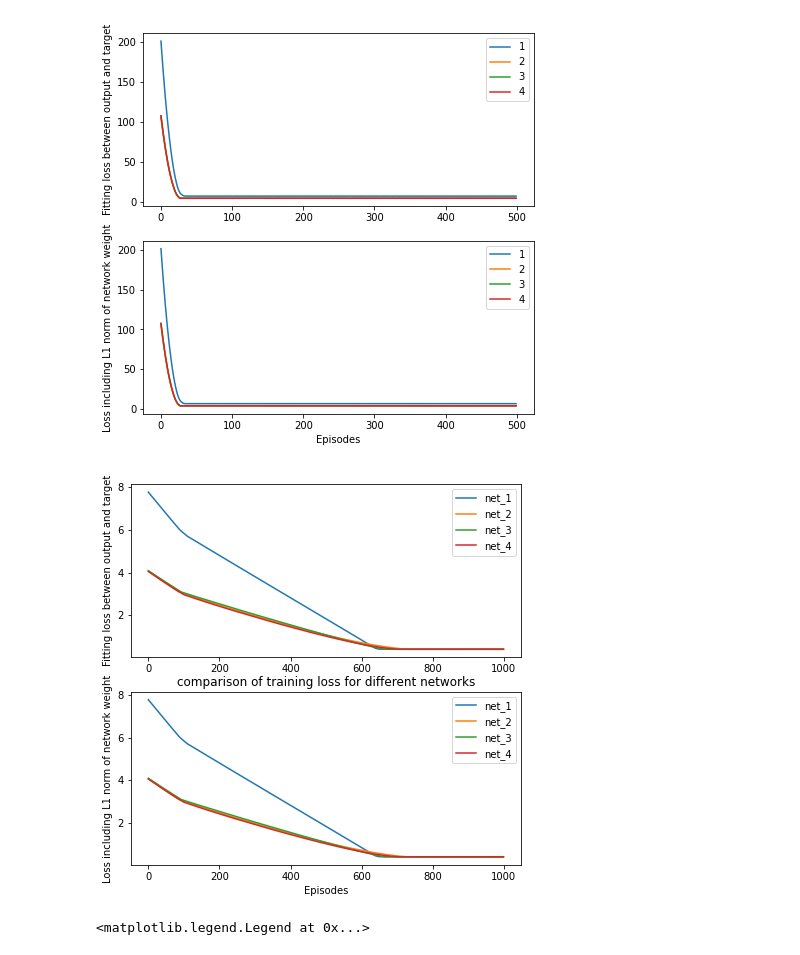
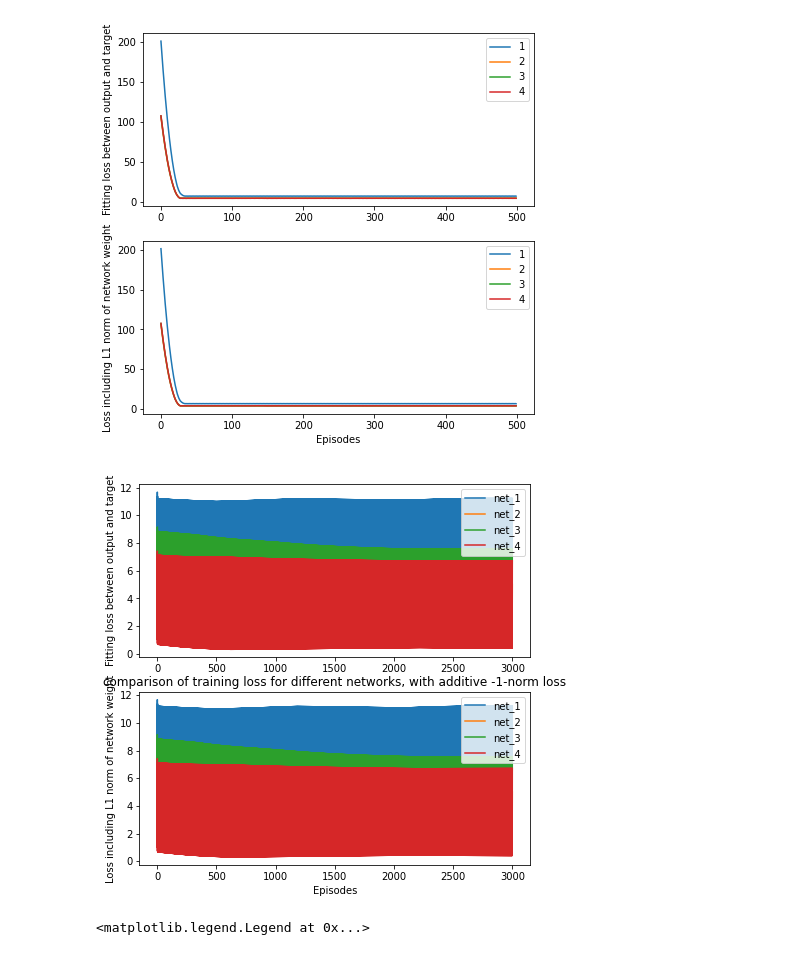
Before and after one commit to zhzhang2018/NN_MARL_experiments, a Jupyter notebook: utils/sync_learn.ipynb, the cells around one changed output. Saved outputs shown, nothing was run; the diff lists cells and outputs as text; code cells hidden in the pictures.

```diff
--- a/utils/sync_learn.ipynb
+++ b/utils/sync_learn.ipynb
@@ -138,13 +134,28 @@ def auto_train(net, inputs, outputs, episode=500, norm_degree=1):
         optimizer.zero_grad()
         pred = net(input_data)
         loss = criterion(pred, output_data)
-        l1_loss = loss
-        for W in net.parameters():
-            l1_loss += W.norm(norm_degree)
-        l1_loss.backward()
+        loss_hist.append(loss.detach().numpy())
+#         l1_loss = loss
+#         for W in net.parameters():
+#             l1_loss += W.norm(norm_degree)
+#         l1_loss.backward()
+        if norm_degree > 0:
+            for W in net.parameters():
+                loss += W.norm(norm_degree)
+        elif norm_degree < 0:
+            if norm_degree == -1:
+                for W in net.parameters():
+                    loss += torch.abs(torch.sum(W))
+            elif norm_degree == -2:
+                for W in net.parameters():
+                    loss += torch.sqrt(torch.abs(torch.sum(W*W*torch.sign(W))))
+            else:
+                for W in net.parameters():
+                    loss += torch.abs(torch.sum(torch.abs(W)*torch.sign(W)**norm_degree)**(1./norm_degree))
+        loss.backward()
         optimizer.step()
-        loss_hist.append(loss.detach().numpy())
-        l1_loss_hist.append(l1_loss.detach().numpy())
+#         l1_loss_hist.append(l1_loss.detach().numpy())
+        l1_loss_hist.append(loss.detach().numpy())
     return loss_hist, l1_loss_hist
 # %%
 def plot_train_results(loss_hist, l1_loss_hist, figsize=(7,7), legend_list=[], title=''):
@@ -242,40 +253,41 @@ ax1.legend()
 import torch
 import torch.nn as nn
 import torch.optim as optim
 
 # Build a simple network.
 # Input: f(D^Tx), which is of shape (M,1)
 # Output: \dot{x}, which is of shape (N,1)
 # Try different network structures?
 hidden = 32
 D_net = nn.Sequential(
     nn.Linear(M, hidden),
-    nn.ReLU(),
+    nn.Tanh(), # nn.ReLU(),
     nn.Linear(hidden, N),
-    nn.ReLU()
+#     nn.ReLU()
 )
 D_net2 = nn.Linear(M, N)
 D_net3 = nn.Sequential(
-    nn.Linear(M, N),
-    nn.ReLU()
+    nn.Linear(M, hidden),
+    nn.Linear(hidden, N) # nn.ReLU()
 )
 D_net4 = nn.Sequential(
     nn.Linear(M, N),
     nn.Tanh()
 )
 D_list = [D_net, D_net2, D_net3, D_net4]
 
 loss_hist = []
 l1_loss_hist = []
+norm_degree = -1
 for NN in D_list:
-    h1,h2 = auto_train(NN, fxu.T, dx.T, episode=1000, norm_degree=2)
+    h1,h2 = auto_train(NN, fxu.T, dx.T, episode=3000, norm_degree=norm_degree)
     loss_hist.append(h1)
     l1_loss_hist.append(h2)
 
 plot_train_results(np.asarray(loss_hist), np.asarray(l1_loss_hist), figsize=(7,7),
-                   title='comparison of training loss for different networks')
+                   title='comparison of training loss for different networks, with additive {0}-norm loss'.format(norm_degree))
 # %% [output]
-[figure, old version]
+[figure, new version]
 # %%
 
 fig, (ax1,ax2) = plt.subplots(2, figsize=(7,7))
```
Also changed, not shown: parts of 20 cells of this notebook, 6 other files.
